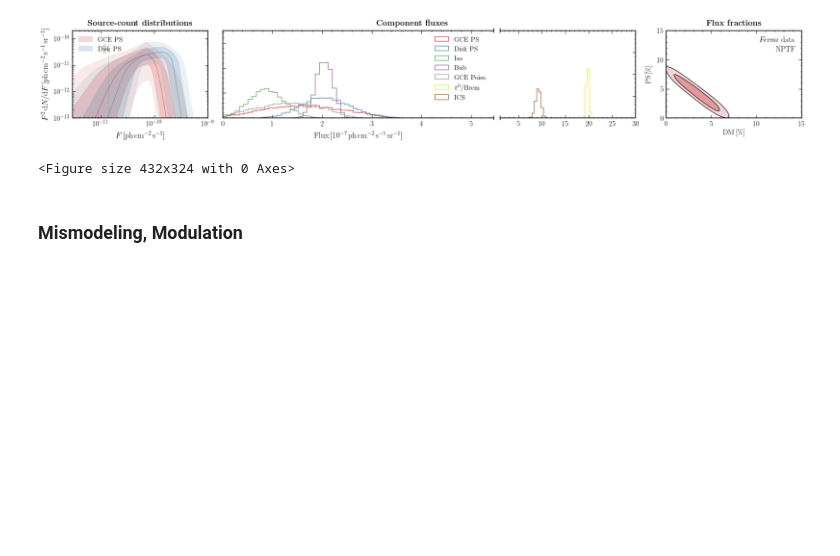
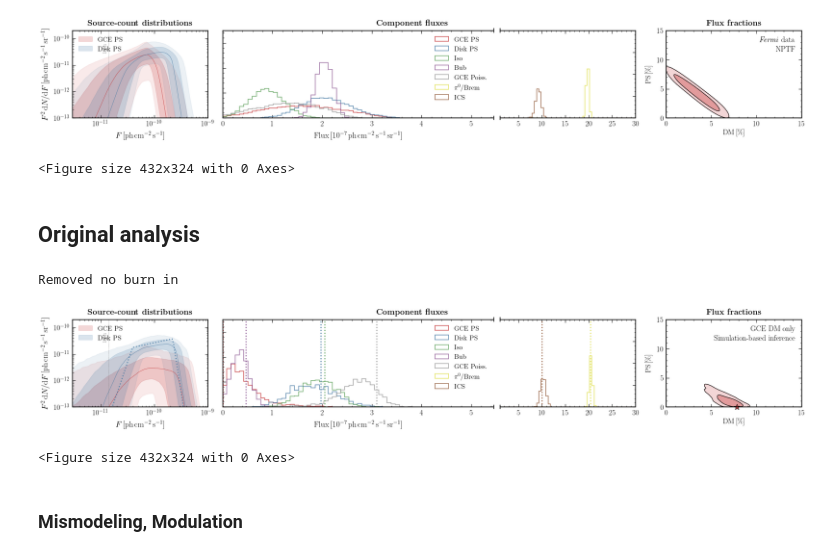
Before and after one commit to smsharma/fermi-gce-flows, a Jupyter notebook: notebooks/02_analysis.ipynb, the cells around one changed output. Saved outputs shown, nothing was run; the diff lists cells and outputs as text; code cells hidden in the pictures; blank space fills up the shorter version.

Commit message:
Added all mismodeling test as baseline

```diff
--- a/notebooks/02_analysis.ipynb
+++ b/notebooks/02_analysis.ipynb
@@ -518,6 +518,39 @@ make_plot(posterior=samples_weighted, x_test=fermi_data, x_data_test=fermi_data,
 Removed no burn in
 [figure]
 <Figure size 432x324 with 0 Axes>
+# %% [markdown]
+## Original analysis
+# %%
+temps_poiss_sim = hp.reorder(([temp_gce, temp_iso, temp_bub, temp_psc, temp_mO_pibrem, temp_mO_ics]), r2n=True)
+temps_ps_sim = hp.reorder(([temp_gce, temp_dsk]), r2n=True)
+
+temps_dict = {'fermi_exp':fermi_exp,
+ 'temps_ps':temps_ps,
+ 'temps_ps_sim':temps_ps_sim,
+ 'ps_labels':ps_labels,
+ 'temps_poiss':temps_poiss,
+ 'temps_poiss_sim':temps_poiss_sim,
+ 'poiss_labels':poiss_labels}
+# %%
+data_map = ring2nest(np.load("../data/samples/x_ModelO_DM_only.npy")[:5, 0, :], roi_sim_ring)
+aux = np.load("../data/samples/x_aux_ModelO_DM_only.npy")[:5]
+thetas = np.load("../data/samples/theta_ModelO_DM_only.npy")[:5]
+
+x_presimulated = torch.Tensor(data_map).unsqueeze(1)
+x_aux_presimulated = torch.Tensor(aux)
+theta_presimulated = (thetas)
+
+inference_inst.x_shape = x_shape_from_simulation(x_presimulated)
+posterior = inference_inst.build_posterior(prior, density_estimator)
+
+x_test = torch.cat([x_presimulated, x_aux_presimulated], axis=-1)
+theta_test = theta_presimulated
+
+make_plot(posterior=posterior, x_test=x_test, theta_test=theta_test, roi_sim=roi_sim, roi_normalize=roi_normalize, roi_counts_normalize=roi_mask_norm, figsize=(25, 4), n_samples=n_samples, temps_dict=temps_dict, save_filename="../paper/plots/sim_sbi_dm_agg.pdf", sub1="GCE DM only", sub2="Simulation-based inference", combined_posterior=True, thin_factor=1 / 5)
+# %% [output]
+Removed no burn in
+[figure, added]
+<Figure size 432x324 with 0 Axes>
 # %% [markdown]
 ### Mismodeling, Modulation
 # %%
```
Also changed, not shown: parts of 6 cells of this notebook, 7 other files.
